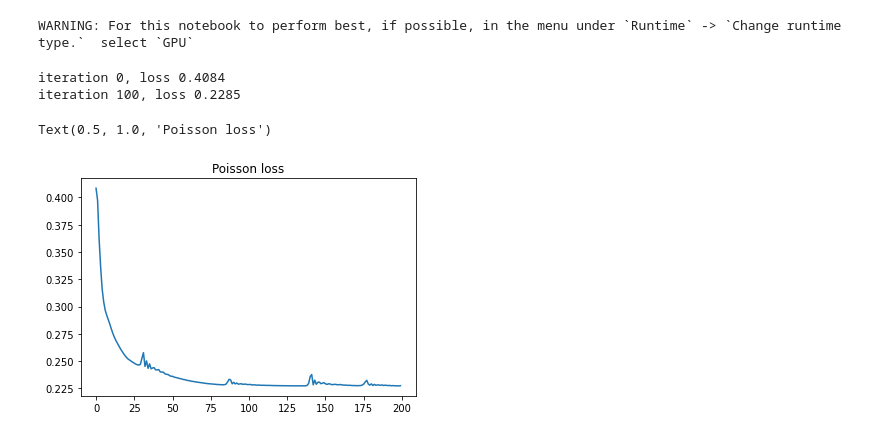
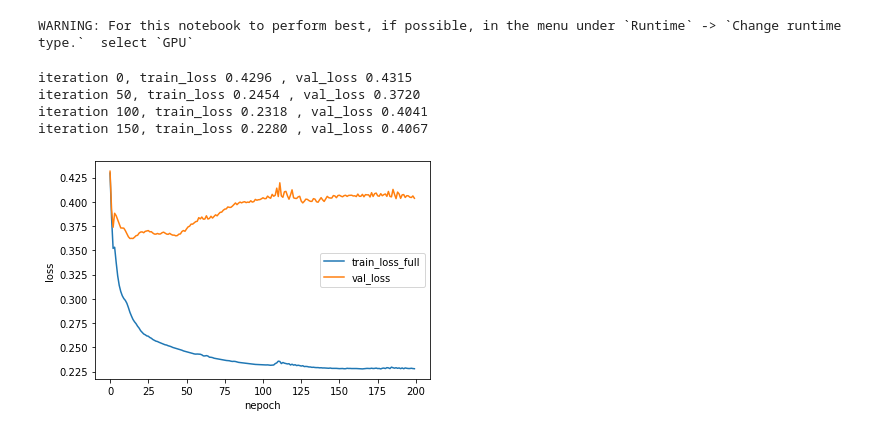
Before and after one commit to wanyuL/ReinforcementRats2021, a Jupyter notebook: RNN_Notebook.ipynb, the cells around one changed output. Saved outputs shown, nothing was run; the diff lists cells and outputs as text; code cells hidden in the pictures.

```diff
--- a/RNN_Notebook.ipynb
+++ b/RNN_Notebook.ipynb
@@ -41,14 +46,13 @@ net.fc.bias.data[:] = x1.mean((0,1))
-# %%
-# train the rnn!
-nepoch=200
-lr=.05 # learning rate
-losst, prd, latv = rnn0.train(net,x0,x0,nepoch,lr,device)    # Note here input=output=x0!; could also try to change the output to x1
-plt.plot(losst.detach().cpu().numpy())
-plt.title('Poisson loss')
-# %% [output]
-iteration 0, loss 0.4084
-iteration 100, loss 0.2285
-Text(0.5, 1.0, 'Poisson loss')
-[figure, removed]
+# %%
+# train the rnn!
+_,_,latv = rnn0.train(net,x0,x0,200,0.05,device,30,nn.MSELoss(),x1,x1)
+# might not expect the model to generalize well, as the adjacency matrices might
+# differ between different neuron subpopulations
+# %% [output]
+iteration 0, train_loss 0.4296 , val_loss 0.4315
+iteration 50, train_loss 0.2454 , val_loss 0.3720
+iteration 100, train_loss 0.2318 , val_loss 0.4041
+iteration 150, train_loss 0.2280 , val_loss 0.4067
+[figure, added]
 # %%
 # visualize the performance of the rnn model
```
Also changed, not shown: parts of 3 cells of this notebook.
